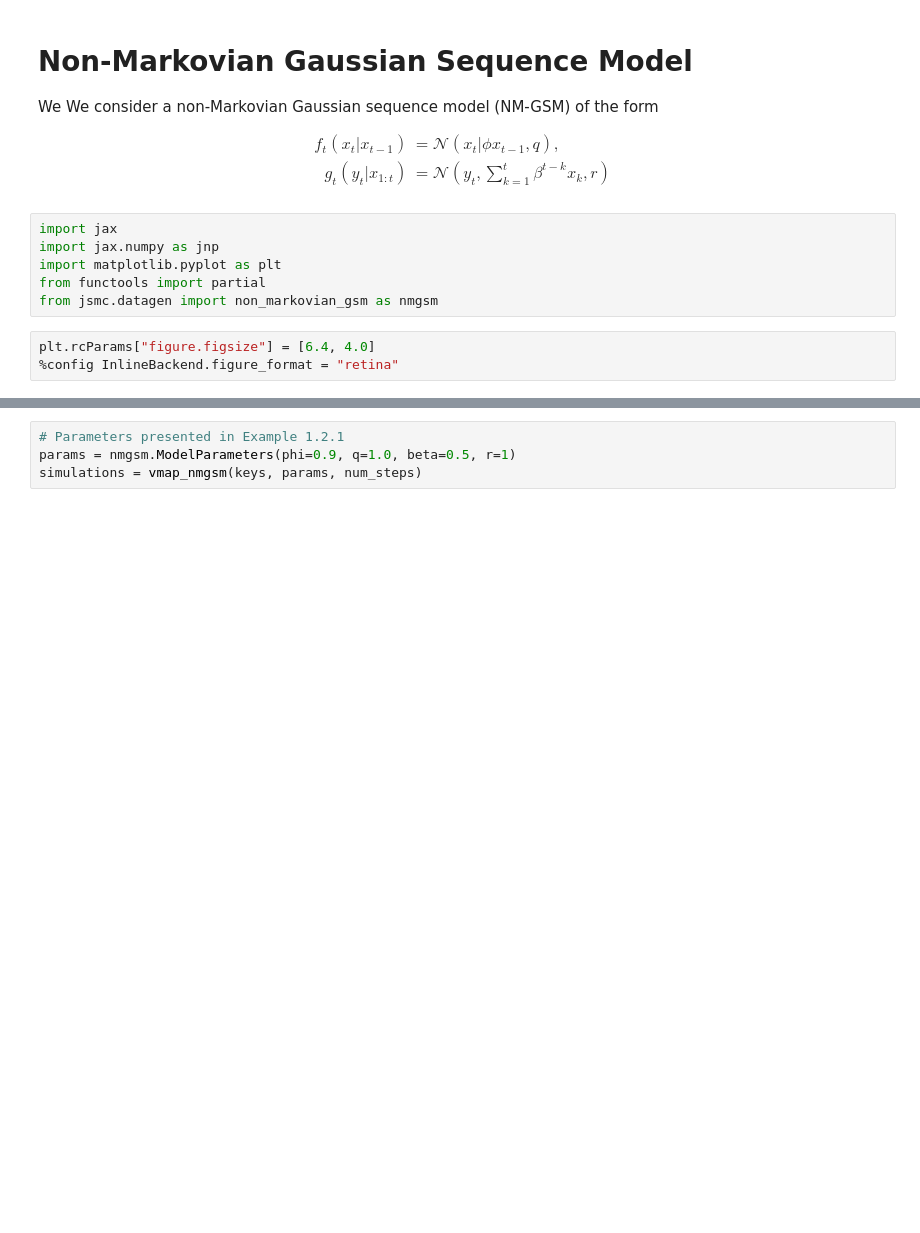
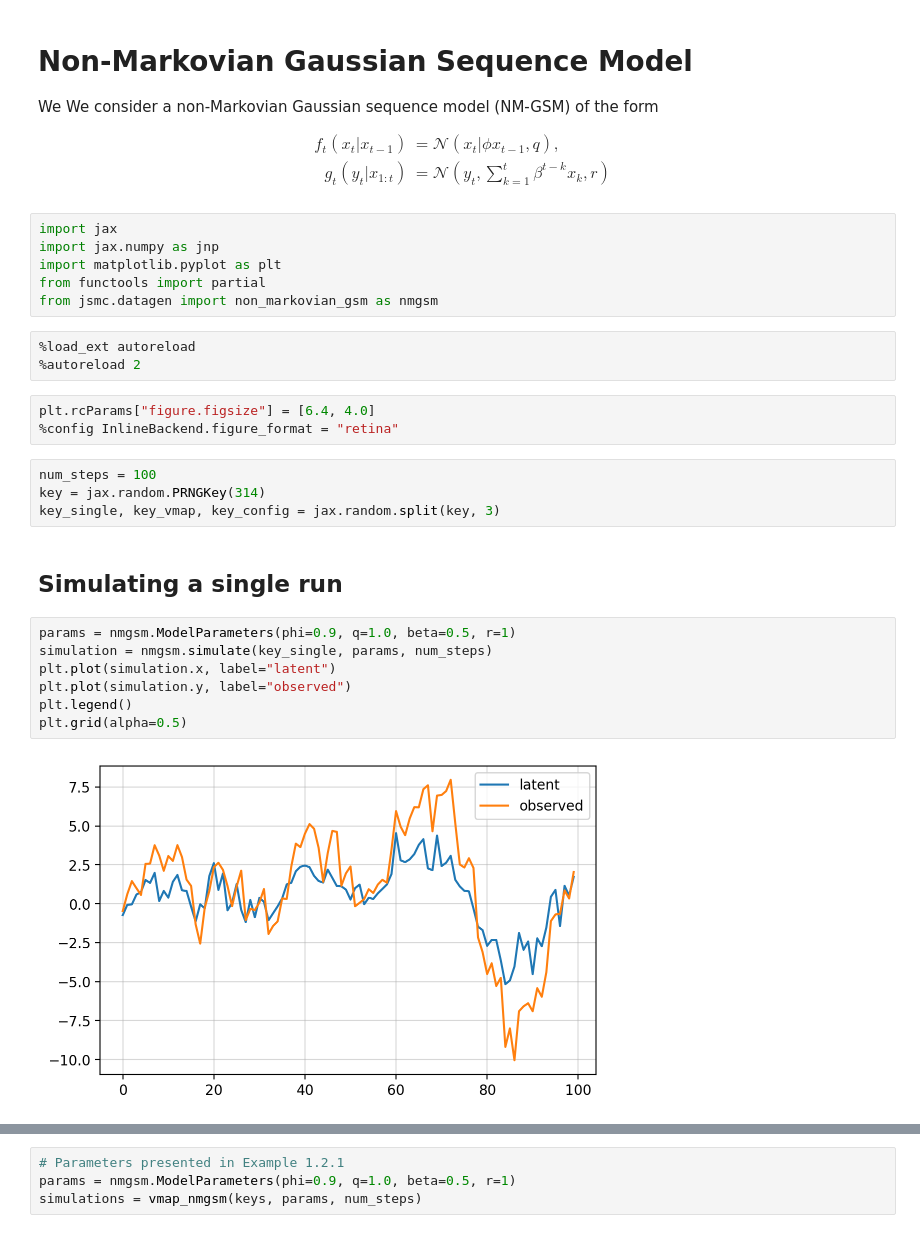
Before and after one commit to gerdm/elements-smc, a Jupyter notebook: notebooks/01-non-markovian-gsm.ipynb, the cells around one changed output, grey strips where cells are left out. Saved outputs shown, nothing was run; the diff lists cells and outputs as text; blank space fills up the shorter version.

```diff
--- a/notebooks/01-non-markovian-gsm.ipynb
+++ b/notebooks/01-non-markovian-gsm.ipynb
@@ -15,6 +15,24 @@ import jax.numpy as jnp
 import matplotlib.pyplot as plt
 from functools import partial
 from jsmc.datagen import non_markovian_gsm as nmgsm
+# %%
+%load_ext autoreload
+%autoreload 2
 # %%
 plt.rcParams["figure.figsize"] = [6.4, 4.0]
 %config InlineBackend.figure_format = "retina"
+# %%
+num_steps = 100
+key = jax.random.PRNGKey(314)
+key_single, key_vmap, key_config = jax.random.split(key, 3)
+# %% [markdown]
+## Simulating a single run
+# %%
+params = nmgsm.ModelParameters(phi=0.9, q=1.0, beta=0.5, r=1)
+simulation = nmgsm.simulate(key_single, params, num_steps)
+plt.plot(simulation.x, label="latent")
+plt.plot(simulation.y, label="observed")
+plt.legend()
+plt.grid(alpha=0.5)
+# %% [output]
+[figure, added]
```
Also changed, not shown: parts of 6 cells of this notebook, 1 other file.
